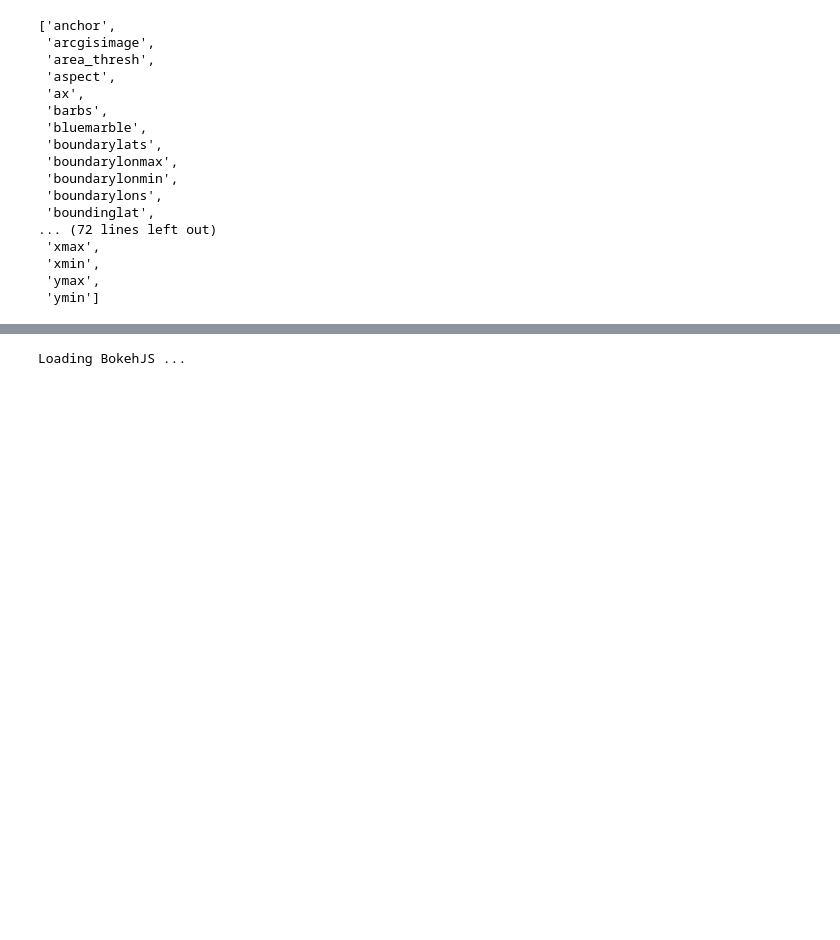
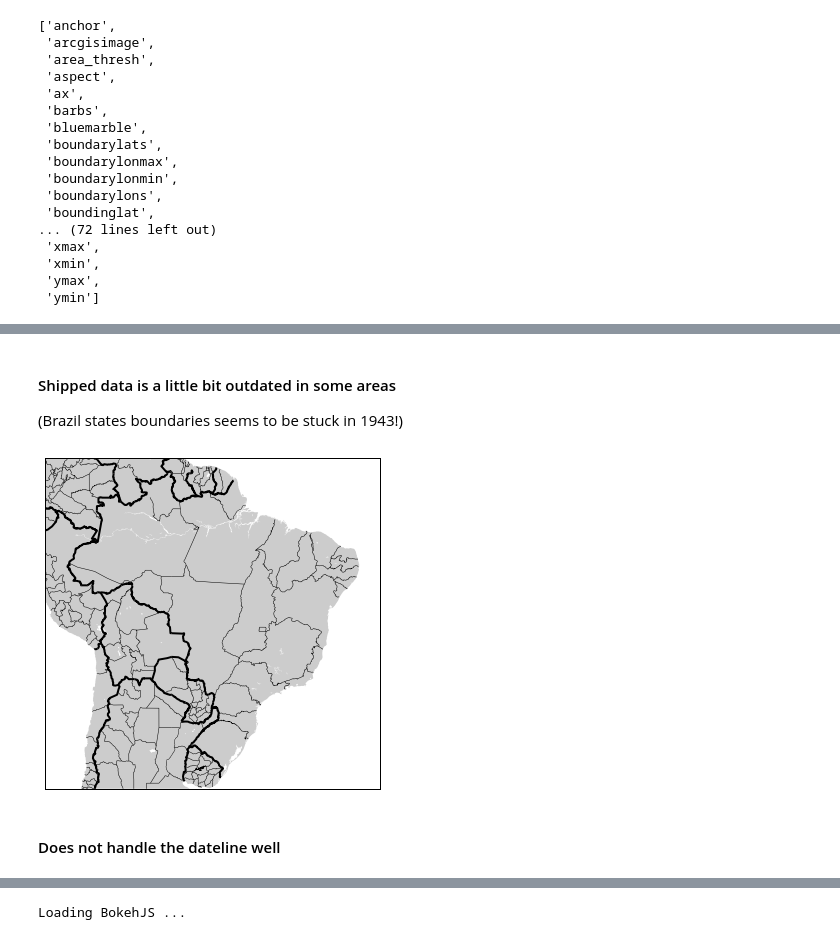
Before and after one commit to ocefpaf/python_mapping_stack_tour, a Jupyter notebook: tech_talk_usgs.ipynb, the cells around one changed output, grey strips where cells are left out. Drawn from its saved outputs; the diff is of its cells as text; code cells hidden in the pictures; blank space fills up the shorter version.

```diff
--- a/tech_talk_usgs.ipynb
+++ b/tech_talk_usgs.ipynb
@@ -348,0 +103,4 @@ within_2_deg = mpatches.Rectangle((0, 0), 1, 1, facecolor="#FF7E00")
+# %% [markdown]
+#### Shipped data is a little bit outdated in some areas
+
+(Brazil states boundaries seems to be stuck in 1943!)
@@ -348,0 +110,11 @@ within_2_deg = mpatches.Rectangle((0, 0), 1, 1, facecolor="#FF7E00")
+# %%
+fig, ax = plt.subplots(figsize=(6, 6))
+m = Basemap(projection='merc', resolution='i', ax=ax,
+            llcrnrlat=-35, urcrnrlat=7,
+            llcrnrlon=-77, urcrnrlon=-32)
+m.fillcontinents(); m.drawcountries(linewidth=2)
+states = m.drawstates(linewidth=0.5)
+# %% [output]
+[figure, added]
+# %% [markdown]
+#### Does not handle the dateline well
```
Also changed, not shown: parts of 95 cells of this notebook.
